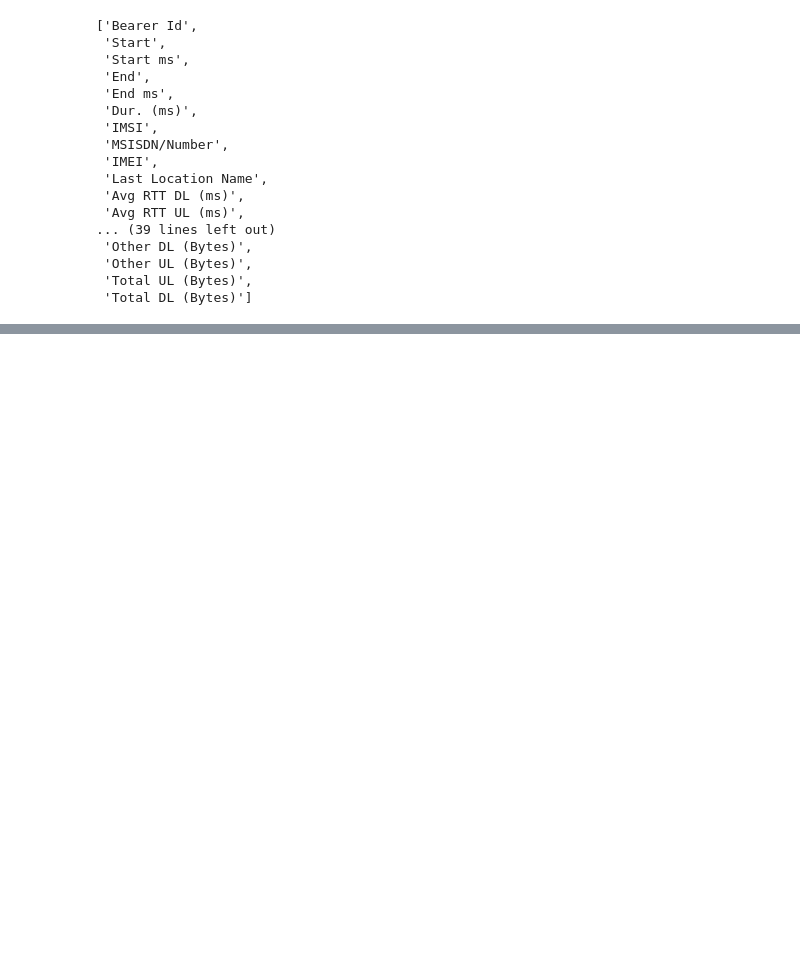
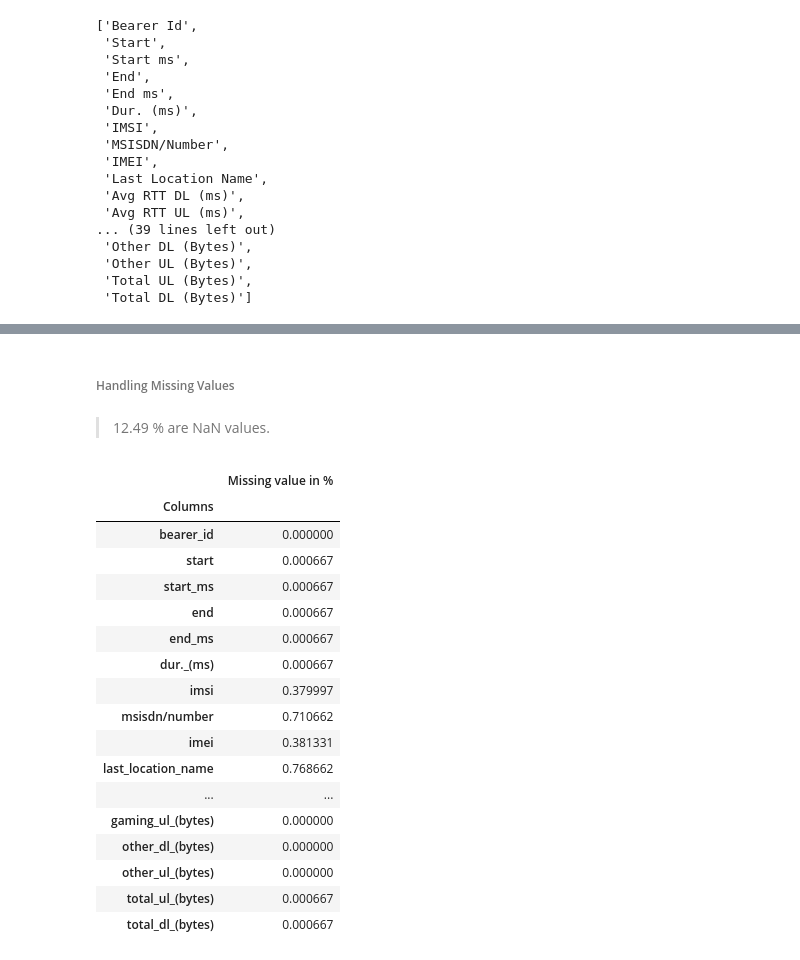
Before and after one commit to Melak2017/Telecommunication-Data-Analysis, a Jupyter notebook: Jup_Notebooks/Data Cleaning, Transforming and Extraction.ipynb, the cells around one changed output, grey strips where cells are left out. Cells and saved outputs as stored; diff of their text form; code cells hidden in the pictures; blank space fills up the shorter version.

Commit message:
calculate % missing vals in each columns

```diff
--- a/Jup_Notebooks/Data Cleaning, Transforming and Extraction.ipynb
+++ b/Jup_Notebooks/Data Cleaning, Transforming and Extraction.ipynb
@@ -124,0 +105,2 @@ The Telecom dataset contains 12.49 % missing values.
+# %% [markdown]
+###### Handling Missing Values
@@ -124,0 +121,33 @@ The Telecom dataset contains 12.49 % missing values.
+# %% [markdown]
+>12.49 % are NaN values.
+# %%
+def Missing_value_in_table(df):
+    missing_val_in_perc= 100 * df.isnull().sum() / len(df)
+
+    missing_val_table = pd.concat([ missing_val_in_perc], axis=1)
+    missing_val_table.rename(columns = {0:'Missing value in %'}, inplace = True)
+    missing_val_table.index.name = 'Columns'
+
+
+    return missing_val_table
+# %%
+Missing_value_in_table(df)
+# %% [output]
+|  | Missing value in % |
+| Columns |  |
+| bearer_id | 0.000000 |
+| start | 0.000667 |
+| start_ms | 0.000667 |
+| end | 0.000667 |
+| end_ms | 0.000667 |
+| dur._(ms) | 0.000667 |
+| imsi | 0.379997 |
+| msisdn/number | 0.710662 |
+| imei | 0.381331 |
+| last_location_name | 0.768662 |
+| ... | ... |
+| gaming_ul_(bytes) | 0.000000 |
+| other_dl_(bytes) | 0.000000 |
+| other_ul_(bytes) | 0.000000 |
+| total_ul_(bytes) | 0.000667 |
+| total_dl_(bytes) | 0.000667 |
```
Also changed, not shown: parts of 12 cells of this notebook.
